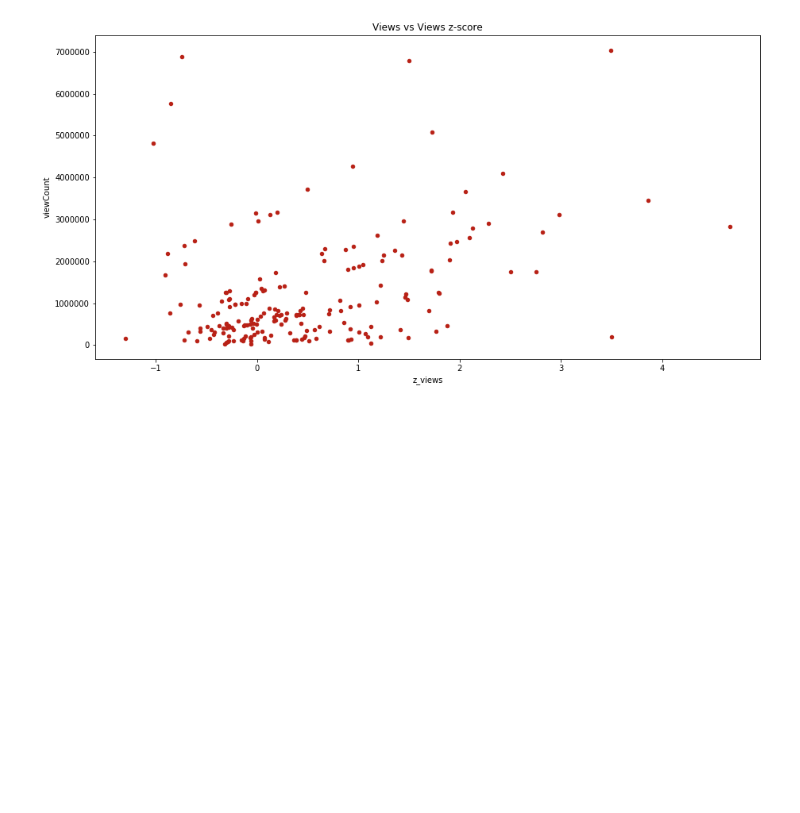
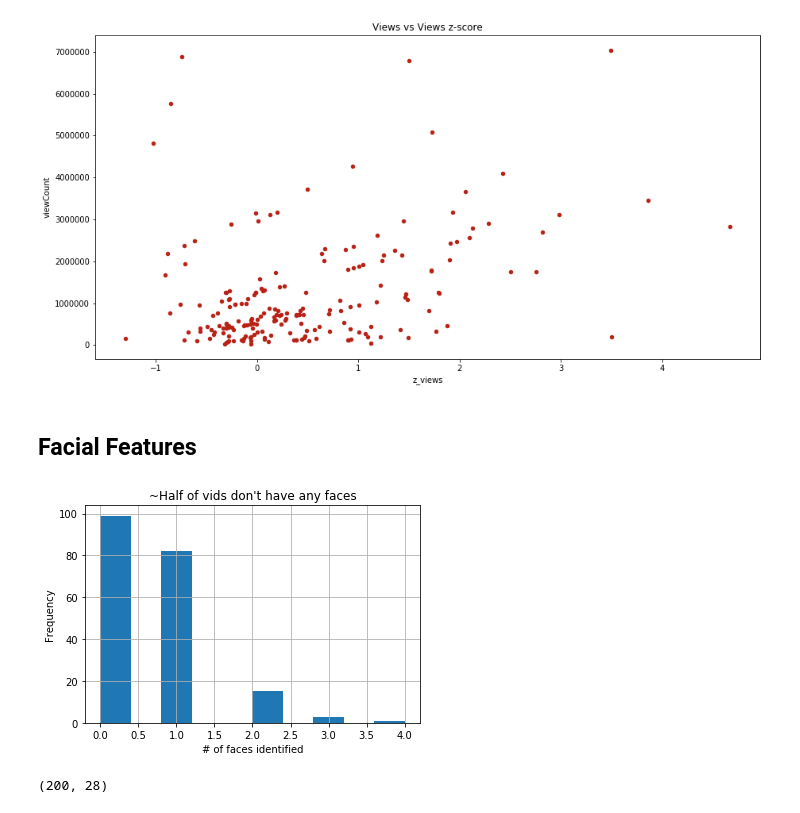
Before and after one commit to codencoding/Red-Means-Go, a Jupyter notebook: notebooks/reports/metadata_eda_coden.ipynb, the cells around one changed output. Drawn from its saved outputs; the diff is of its cells as text; code cells hidden in the pictures; blank space fills up the shorter version.

```diff
--- a/notebooks/reports/metadata_eda_coden.ipynb
+++ b/notebooks/reports/metadata_eda_coden.ipynb
@@ -41,3 +51,16 @@ for stat in z_stats:
 [figure]
 [figure]
 [figure]
+# %% [markdown]
+## Facial Features
+# %%
+ax = df.numFaces.plot(kind="hist",
+                      title="~Half of vids don't have any faces")
+ax.set_xlabel("# of faces identified")
+ax.grid(True)
+# %% [output]
+[figure, added]
+# %%
+df.shape
+# %% [output]
+(200, 28)
```
Also changed, not shown: parts of 12 cells of this notebook.
